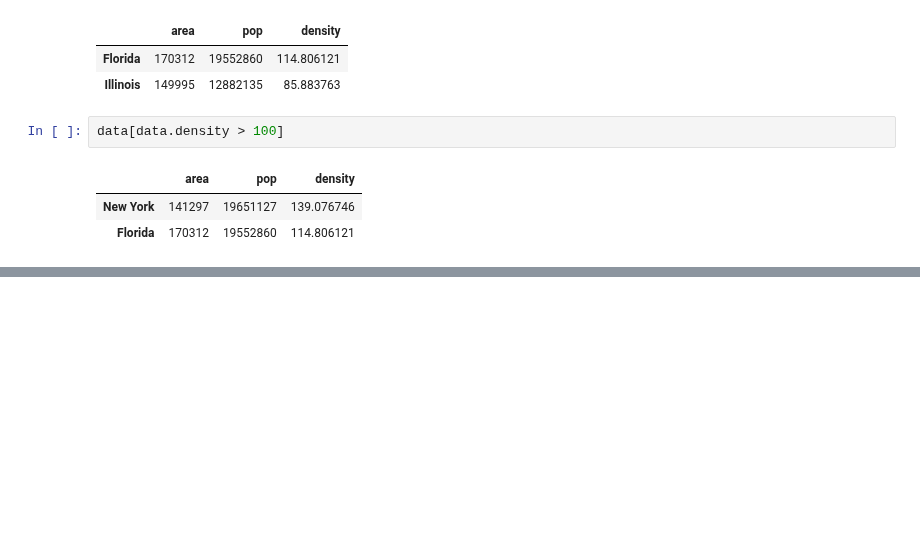
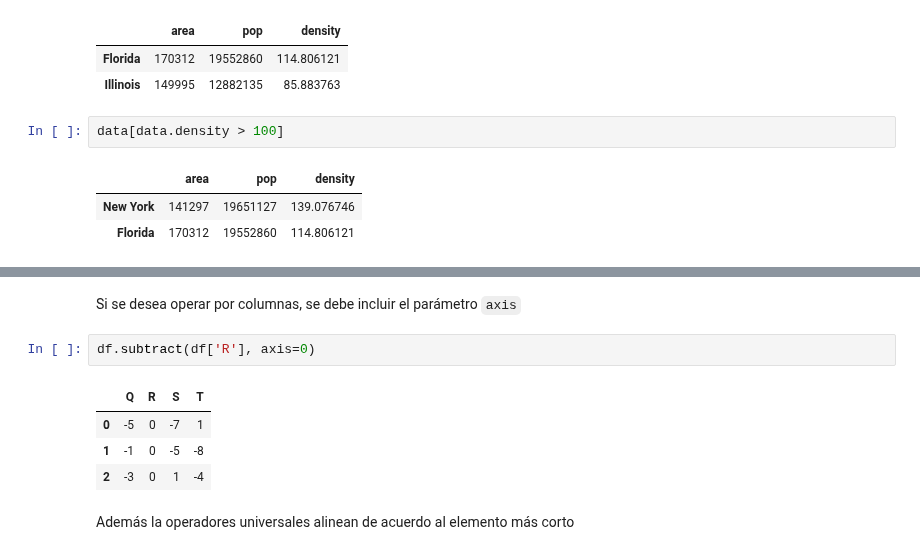
Before and after one commit to luisbarboza27/Notebooks_CA0502, a Jupyter notebook: Semana_4.ipynb, the cells around one changed output, grey strips where cells are left out. Saved outputs shown, nothing was run; the diff lists cells and outputs as text; blank space fills up the shorter version.

```diff
--- a/Semana_4.ipynb
+++ b/Semana_4.ipynb
@@ -457,0 +658,11 @@ data[data.density > 100]
+# %% [markdown]
+Si se desea operar por columnas, se debe incluir el parámetro `axis`
+# %%
+df.subtract(df['R'], axis=0)
+# %% [output]
+|  | Q | R | S | T |
+| 0 | -5 | 0 | -7 | 1 |
+| 1 | -1 | 0 | -5 | -8 |
+| 2 | -3 | 0 | 1 | -4 |
+# %% [markdown]
+Además la operadores universales alinean de acuerdo al elemento más corto
```
Also changed, not shown: parts of 35 cells of this notebook.
